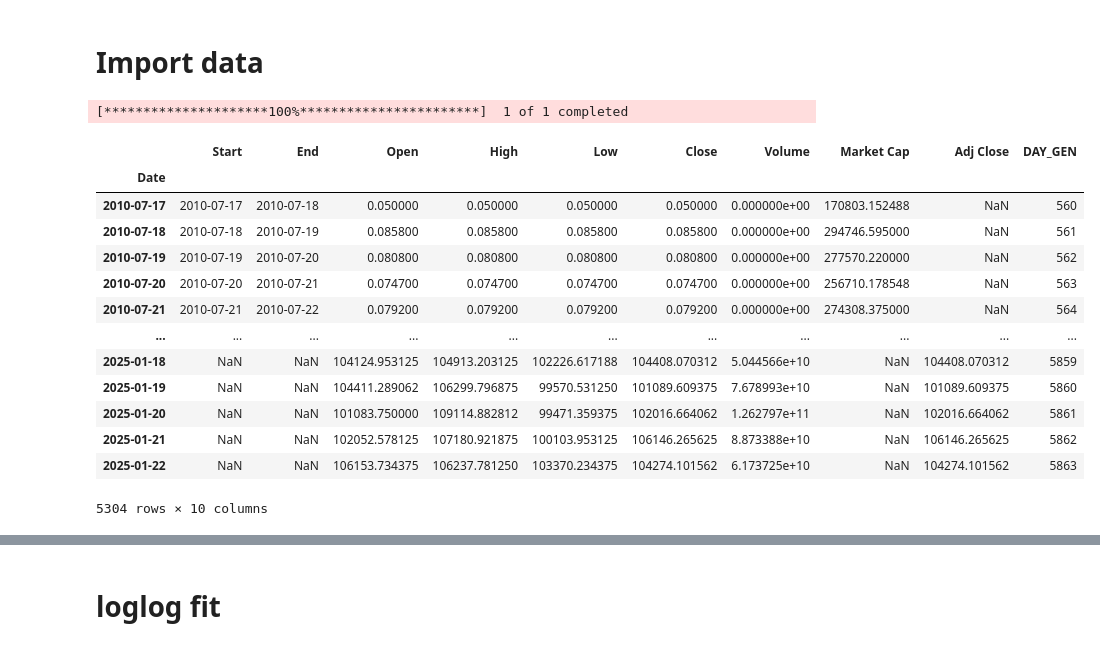
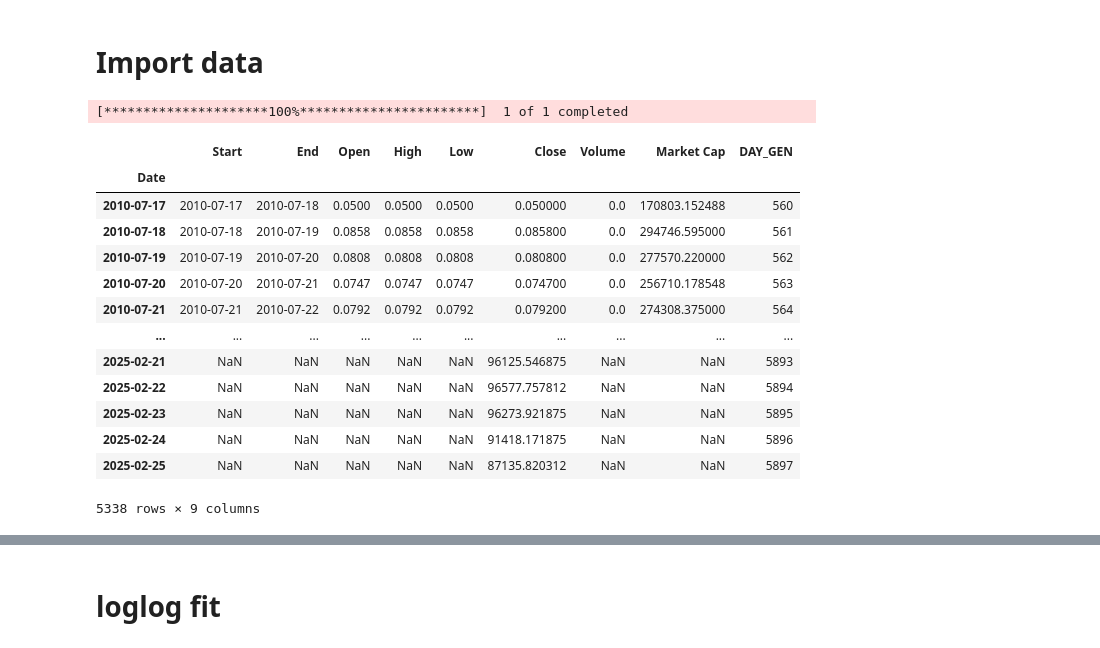
Before and after one commit to tristanbouchet/BTC-price-predict, a Jupyter notebook: btc_fit.ipynb, the cells around one changed output, grey strips where cells are left out. Cells and saved outputs as stored; diff of their text form; code cells hidden in the pictures.

```diff
--- a/btc_fit.ipynb
+++ b/btc_fit.ipynb
@@ -11,47 +10,48 @@ import lmfit as lm
 # %%
 genesis_block_date = np.datetime64('2009-01-03')
 def date_to_daygen(date, genesis_block_date):
     return (pd.to_datetime(date)-genesis_block_date).days
 
 # import historical data
 btc_halving_dates=['2012-11-28','2016-07-09','2020-05-11','2024-04-19','2028-04-17'] # 2028 is predicted
 btc_halving_daygen = np.array([date_to_daygen(h, genesis_block_date) for h in btc_halving_dates])
 halving_mean_duration = np.diff(btc_halving_daygen).mean()
 
 btc_history=pd.read_csv('bitcoin_2009-08-26_2024-09-25.csv')
 btc_history.index=pd.to_datetime(btc_history.Start)
 btc_history.index.rename('Date',inplace=True)
 # add recent data
-btc_price= yf.download("BTC-USD",start='2024-09-25', interval='1d')
-btc_price
+btc_price_recent = yf.download("BTC-USD",start='2024-09-25', interval='1d')
+# this looks retarded but only way I found to get rid of awful MultiIndex!
+btc_price_recent = pd.DataFrame({'Date':btc_price_recent.index.values, 'Close':btc_price_recent.Close['BTC-USD'].values}).set_index('Date')
 
-btc_price=pd.concat([btc_history,btc_price])
+btc_price= pd.concat([btc_history,btc_price_recent])
 btc_price['DAY_GEN'] = btc_price.apply(lambda x:(x.name - genesis_block_date).days, axis=1)
 btc_price.sort_index(inplace=True)
 
 # find cycle tops
 peak_cycle_idx=[]
 for  d in range(len(btc_halving_dates)-2):
     start_cycle = btc_halving_dates[d]
     end_cycle = np.datetime64(btc_halving_dates[d])+np.timedelta64(1000,'D')
     btc_cycle_d=btc_price[(btc_price.index>start_cycle)&(btc_price.index<end_cycle)]
     peak_cycle_idx.append(btc_cycle_d.Close.idxmax())
 btc_price
 # %% [output]
 [*********************100%***********************]  1 of 1 completed
-|  | Start | End | Open | High | Low | Close | Volume | Market Cap | Adj Close | DAY_GEN |
-| Date |  |  |  |  |  |  |  |  |  |  |
-| 2010-07-17 | 2010-07-17 | 2010-07-18 | 0.050000 | 0.050000 | 0.050000 | 0.050000 | 0.000000e+00 | 170803.152488 | NaN | 560 |
-| 2010-07-18 | 2010-07-18 | 2010-07-19 | 0.085800 | 0.085800 | 0.085800 | 0.085800 | 0.000000e+00 | 294746.595000 | NaN | 561 |
-| 2010-07-19 | 2010-07-19 | 2010-07-20 | 0.080800 | 0.080800 | 0.080800 | 0.080800 | 0.000000e+00 | 277570.220000 | NaN | 562 |
-| 2010-07-20 | 2010-07-20 | 2010-07-21 | 0.074700 | 0.074700 | 0.074700 | 0.074700 | 0.000000e+00 | 256710.178548 | NaN | 563 |
-| 2010-07-21 | 2010-07-21 | 2010-07-22 | 0.079200 | 0.079200 | 0.079200 | 0.079200 | 0.000000e+00 | 274308.375000 | NaN | 564 |
-| ... | ... | ... | ... | ... | ... | ... | ... | ... | ... | ... |
-| 2025-01-18 | NaN | NaN | 104124.953125 | 104913.203125 | 102226.617188 | 104408.070312 | 5.044566e+10 | NaN | 104408.070312 | 5859 |
-| 2025-01-19 | NaN | NaN | 104411.289062 | 106299.796875 | 99570.531250 | 101089.609375 | 7.678993e+10 | NaN | 101089.609375 | 5860 |
-| 2025-01-20 | NaN | NaN | 101083.750000 | 109114.882812 | 99471.359375 | 102016.664062 | 1.262797e+11 | NaN | 102016.664062 | 5861 |
-| 2025-01-21 | NaN | NaN | 102052.578125 | 107180.921875 | 100103.953125 | 106146.265625 | 8.873388e+10 | NaN | 106146.265625 | 5862 |
-| 2025-01-22 | NaN | NaN | 106153.734375 | 106237.781250 | 103370.234375 | 104274.101562 | 6.173725e+10 | NaN | 104274.101562 | 5863 |
+|  | Start | End | Open | High | Low | Close | Volume | Market Cap | DAY_GEN |
+| Date |  |  |  |  |  |  |  |  |  |
+| 2010-07-17 | 2010-07-17 | 2010-07-18 | 0.0500 | 0.0500 | 0.0500 | 0.050000 | 0.0 | 170803.152488 | 560 |
+| 2010-07-18 | 2010-07-18 | 2010-07-19 | 0.0858 | 0.0858 | 0.0858 | 0.085800 | 0.0 | 294746.595000 | 561 |
+| 2010-07-19 | 2010-07-19 | 2010-07-20 | 0.0808 | 0.0808 | 0.0808 | 0.080800 | 0.0 | 277570.220000 | 562 |
+| 2010-07-20 | 2010-07-20 | 2010-07-21 | 0.0747 | 0.0747 | 0.0747 | 0.074700 | 0.0 | 256710.178548 | 563 |
+| 2010-07-21 | 2010-07-21 | 2010-07-22 | 0.0792 | 0.0792 | 0.0792 | 0.079200 | 0.0 | 274308.375000 | 564 |
+| ... | ... | ... | ... | ... | ... | ... | ... | ... | ... |
+| 2025-02-21 | NaN | NaN | NaN | NaN | NaN | 96125.546875 | NaN | NaN | 5893 |
+| 2025-02-22 | NaN | NaN | NaN | NaN | NaN | 96577.757812 | NaN | NaN | 5894 |
+| 2025-02-23 | NaN | NaN | NaN | NaN | NaN | 96273.921875 | NaN | NaN | 5895 |
+| 2025-02-24 | NaN | NaN | NaN | NaN | NaN | 91418.171875 | NaN | NaN | 5896 |
+| 2025-02-25 | NaN | NaN | NaN | NaN | NaN | 87135.820312 | NaN | NaN | 5897 |
-5304 rows × 10 columns
+5338 rows × 9 columns
 # %%
 rolling_days = 4 * 365 # window of rolling average in days
```
Also changed, not shown: parts of 7 cells of this notebook.
